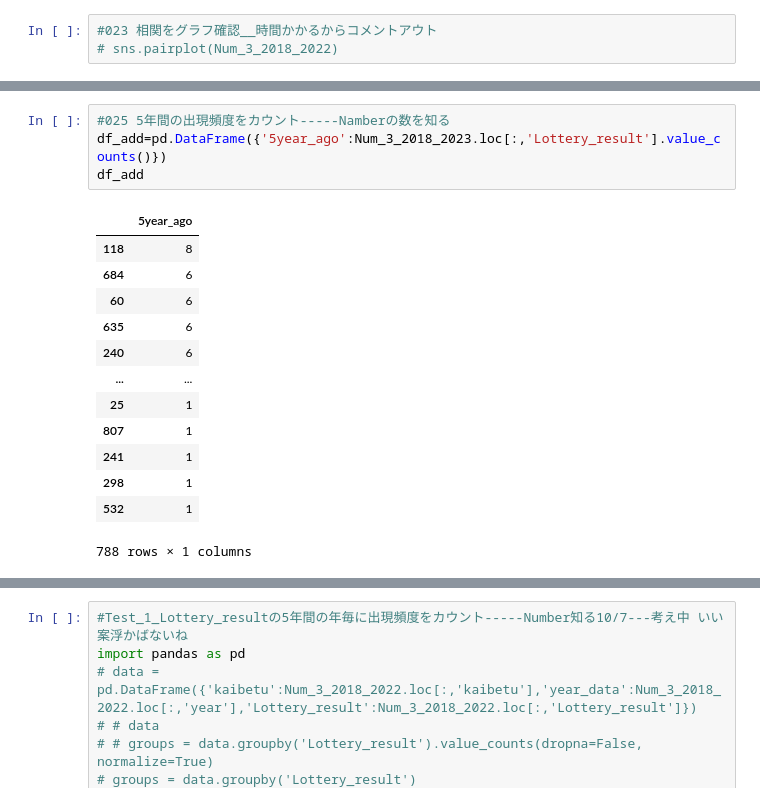
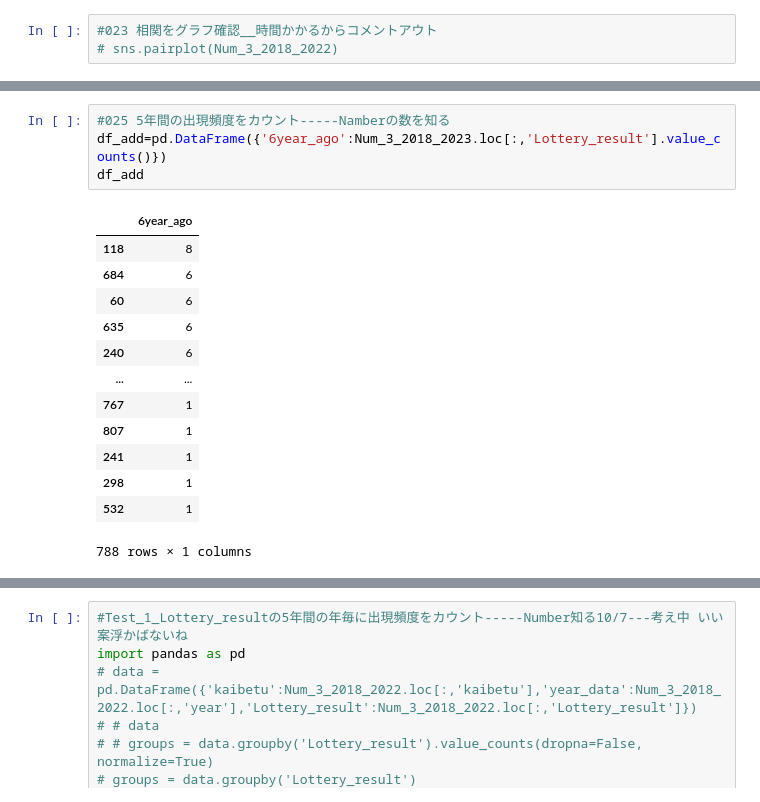
Before and after one commit to yyoshikun/workdir, a Jupyter notebook: Num_3_challenge_5.ipynb, the cells around one changed output, grey strips where cells are left out. Cells and saved outputs as stored; diff of their text form.

```diff
--- a/Num_3_challenge_5.ipynb
+++ b/Num_3_challenge_5.ipynb
@@ -374,16 +374,16 @@ Num_3_2018_2023
 # %%
 #025 5年間の出現頻度をカウント-----Namberの数を知る
-df_add=pd.DataFrame({'5year_ago':Num_3_2018_2023.loc[:,'Lottery_result'].value_counts()})
+df_add=pd.DataFrame({'6year_ago':Num_3_2018_2023.loc[:,'Lottery_result'].value_counts()})
 df_add
 # %% [output]
-|  | 5year_ago |
+|  | 6year_ago |
 | 118 | 8 |
 | 684 | 6 |
 | 60 | 6 |
 | 635 | 6 |
 | 240 | 6 |
 | ... | ... |
-| 25 | 1 |
+| 767 | 1 |
 | 807 | 1 |
 | 241 | 1 |
 | 298 | 1 |
```
Also changed, not shown: parts of 54 cells of this notebook, 8 other files.
